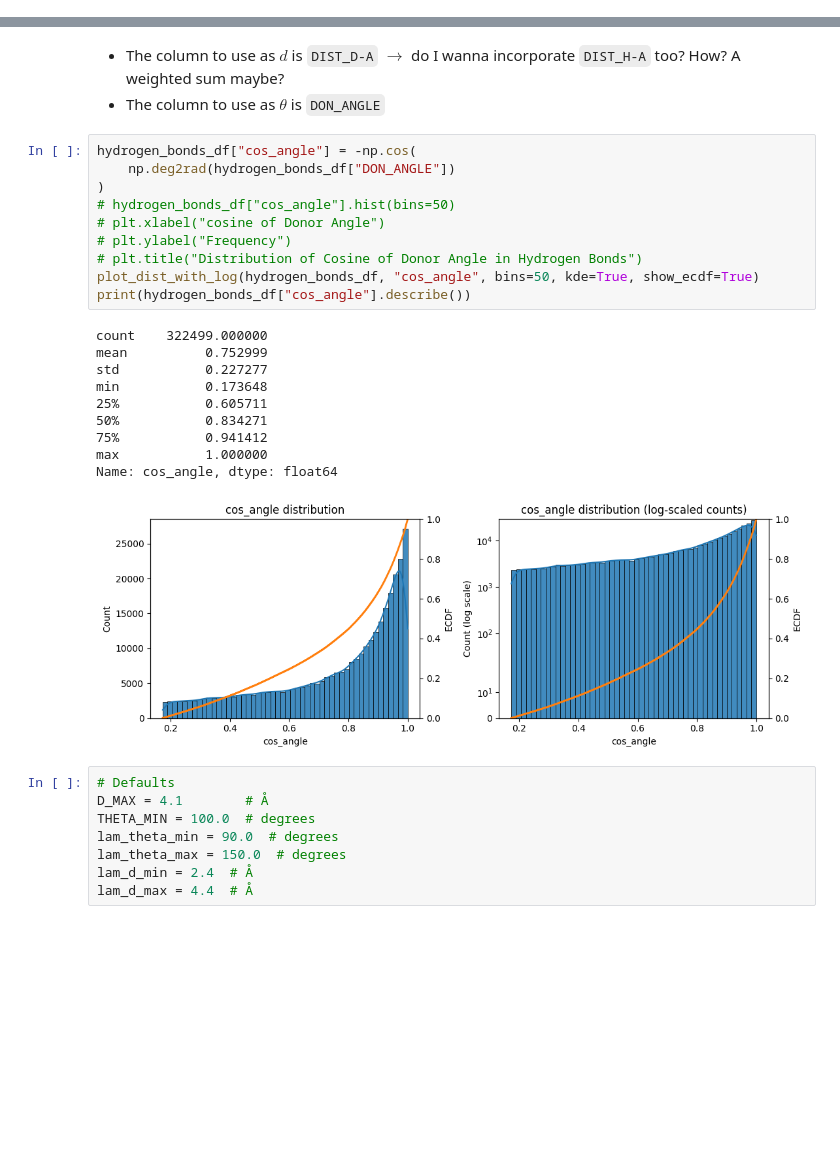
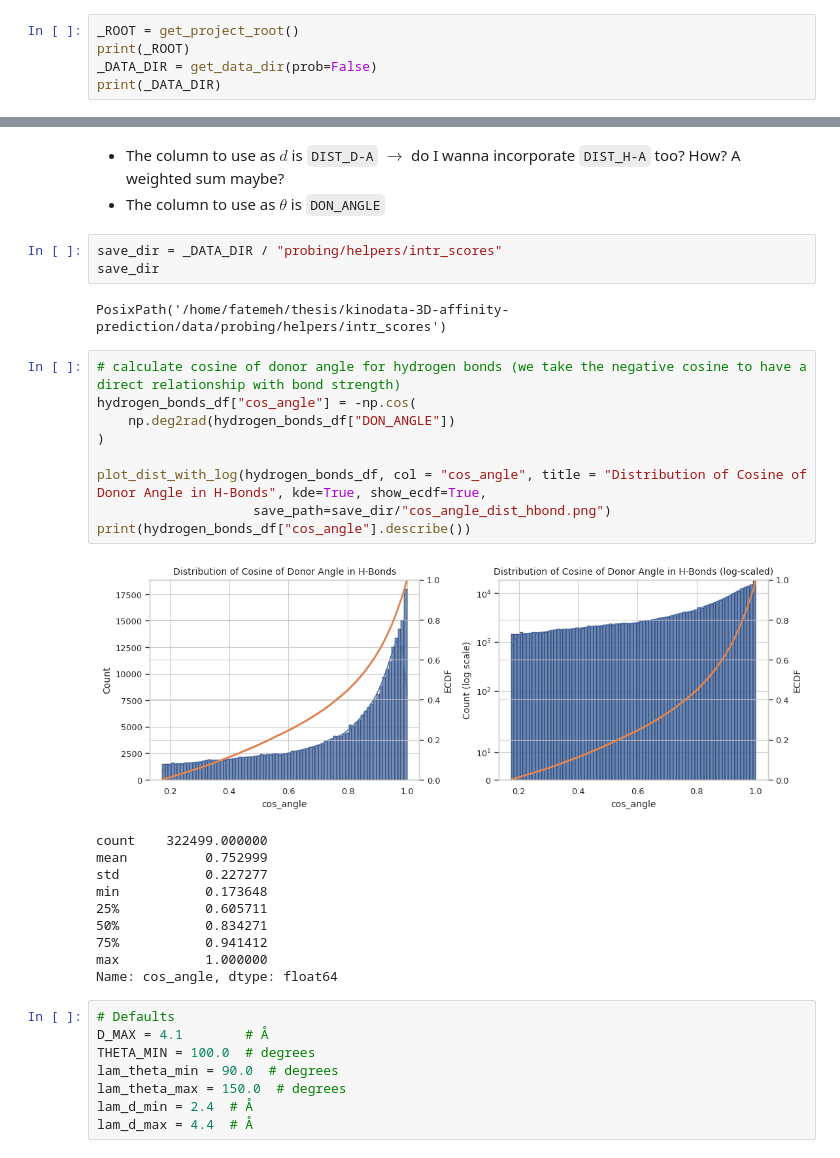
Before and after one commit to fatemeh-moghaddam/kinodata-3D-affinity-prediction, a Jupyter notebook: prob/interactions/interaction_scores.ipynb, the cells around one changed output, grey strips where cells are left out. Cells and saved outputs as stored; diff of their text form; blank space fills up the shorter version.

```diff
--- a/prob/interactions/interaction_scores.ipynb
+++ b/prob/interactions/interaction_scores.ipynb
@@ -31,0 +20,5 @@ print(os.getcwd())
+# %%
+_ROOT = get_project_root()
+print(_ROOT)
+_DATA_DIR = get_data_dir(prob=False)
+print(_DATA_DIR)
@@ -396,17 +137,22 @@ hydrogen_bonds_df.head()
 # %% [markdown]
 - The column to use as $d$ is `DIST_D-A` $\rightarrow$ do I wanna incorporate `DIST_H-A` too? How? A weighted sum maybe?
 - The column to use as $\theta$ is `DON_ANGLE`
+# %%
+save_dir = _DATA_DIR / "probing/helpers/intr_scores"
+save_dir
+# %% [output]
+PosixPath('/home/fatemeh/thesis/kinodata-3D-affinity-prediction/data/probing/helpers/intr_scores')
 # %%
+# calculate cosine of donor angle for hydrogen bonds (we take the negative cosine to have a direct relationship with bond strength)
 hydrogen_bonds_df["cos_angle"] = -np.cos(
     np.deg2rad(hydrogen_bonds_df["DON_ANGLE"])
 )
-# hydrogen_bonds_df["cos_angle"].hist(bins=50)
-# plt.xlabel("cosine of Donor Angle")
-# plt.ylabel("Frequency")
-# plt.title("Distribution of Cosine of Donor Angle in Hydrogen Bonds")
-plot_dist_with_log(hydrogen_bonds_df, "cos_angle", bins=50, kde=True, show_ecdf=True)
+
+plot_dist_with_log(hydrogen_bonds_df, col = "cos_angle", title = "Distribution of Cosine of Donor Angle in H-Bonds", kde=True, show_ecdf=True,
+                    save_path=save_dir/"cos_angle_dist_hbond.png")
 print(hydrogen_bonds_df["cos_angle"].describe())
 # %% [output]
+[figure, new version]
 count    322499.000000
 mean          0.752999
 std           0.227277
@@ -416,7 +162,6 @@ min           0.173648
 75%           0.941412
 max           1.000000
 Name: cos_angle, dtype: float64
-[figure, old version]
 # %%
 # Defaults
 D_MAX = 4.1        # Å
```
Also changed, not shown: parts of 31 cells of this notebook.
